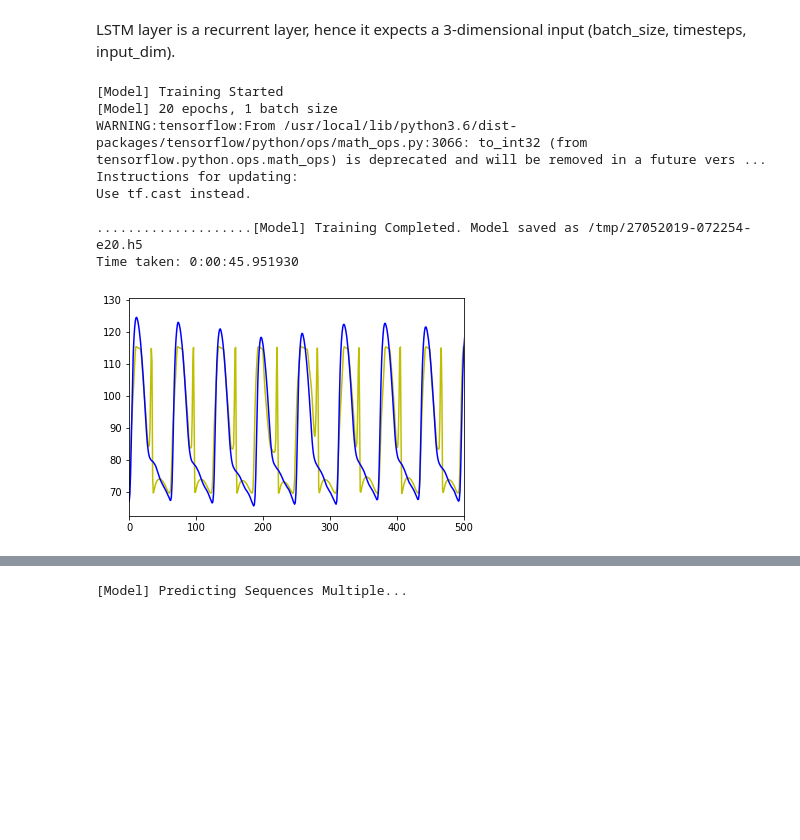
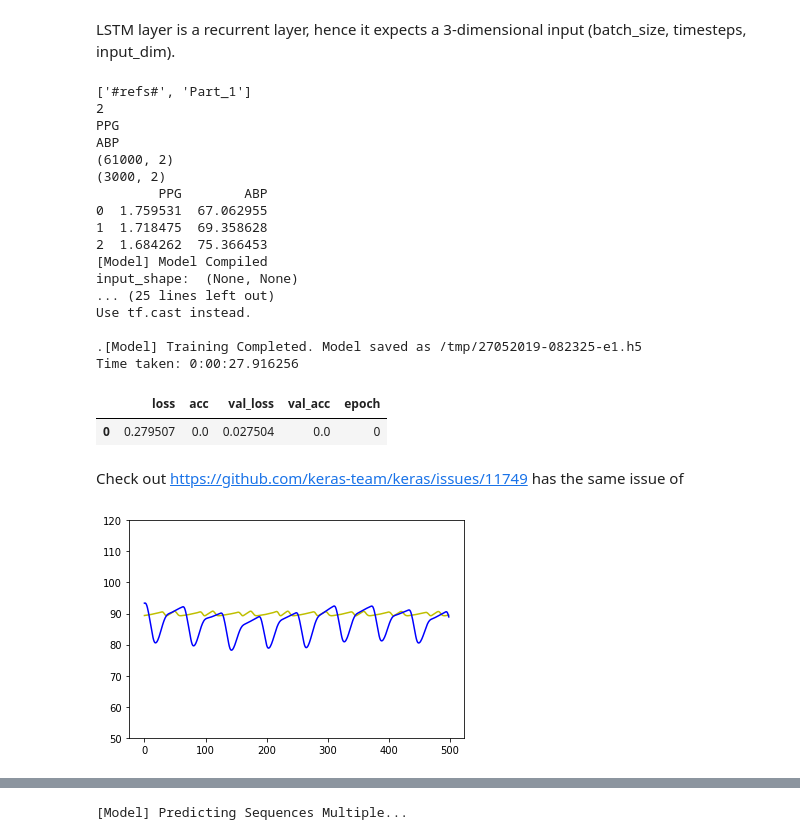
Before and after one commit to hossein20s/Average_Blood_Pressure_estimation, a Jupyter notebook: PPG2BloodPressure.ipynb, the cells around one changed output, grey strips where cells are left out. Saved outputs shown, nothing was run; the diff lists cells and outputs as text; code cells hidden in the pictures; blank space fills up the shorter version.

```diff
--- a/PPG2BloodPressure.ipynb
+++ b/PPG2BloodPressure.ipynb
@@ -155,13 +489,22 @@ LSTM layer is a recurrent layer, hence it expects a 3-dimensional input (batch_s
 #print(reshaped_x.shape)
 #print(reshaped_x[0:2])
 # in-memory training
+configs = json.load(open(CONFIG_JSON_FILE, 'r'))
+data = DataLoader(
+	os.path.join('data', configs['data']['filename']),
+	configs['data']['train_test_split'],
+	configs['data']['columns']
+)
 
+theModel = TheModel()
+theModel.build_model(configs)
 
-model.train(
+print(configs['training']['batch_size'])
+history = theModel.train(
   x,
   y,
-  epochs = 20, #configs['training']['epochs'],
-  batch_size = 1,#configs['training']['batch_size'],
+  epochs = 1, #configs['training']['epochs'],
+  batch_size = configs['training']['batch_size'],
   save_dir = configs['model']['save_dir']
 )
 '''
@@ -180,17 +523,28 @@ model.train_generator(
 )
 
 '''
-
-predict_train_y = model.model.predict(x)
-_plot0(predict_train_y,y)
-#_ploty(predict_train[1:500,0], y[1:500,0], 88, 89)
+hist = pd.DataFrame(history.history)
+hist['epoch'] = history.epoch
+hist.tail()
 # %% [output]
-[Model] Training Started
-[Model] 20 epochs, 1 batch size
-WARNING:tensorflow:From /usr/local/lib/python3.6/dist-packages/tensorflow/python/ops/math_ops.py:3066: to_int32 (from tensorflow.python.ops.math_ops) is deprecated and will be removed in a future vers ...
-Instructions for updating:
+['#refs#', 'Part_1']
+2
+PPG
+ABP
+(61000, 2)
+(3000, 2)
+        PPG        ABP
+0  1.759531  67.062955
+1  1.718475  69.358628
+2  1.684262  75.366453
+[Model] Model Compiled
+input_shape:  (None, None)
+... (25 lines left out)
 Use tf.cast instead.
 
-....................[Model] Training Completed. Model saved as /tmp/27052019-072254-e20.h5
-Time taken: 0:00:45.951930
+.[Model] Training Completed. Model saved as /tmp/27052019-082325-e1.h5
+Time taken: 0:00:27.916256
-[figure, removed]
+|  | loss | acc | val_loss | val_acc | epoch |
+| 0 | 0.279507 | 0.0 | 0.027504 | 0.0 | 0 |
+# %% [markdown]
+Check out https://github.com/keras-team/keras/issues/11749 has the same issue of
@@ -196,0 +556,4 @@ Time taken: 0:00:45.951930
+# %%
+_ploty(predict_train_y[1:500,0], y[1:500,0], 50, 120)
+# %% [output]
+[figure, added]
```
Also changed, not shown: parts of 18 cells of this notebook.
